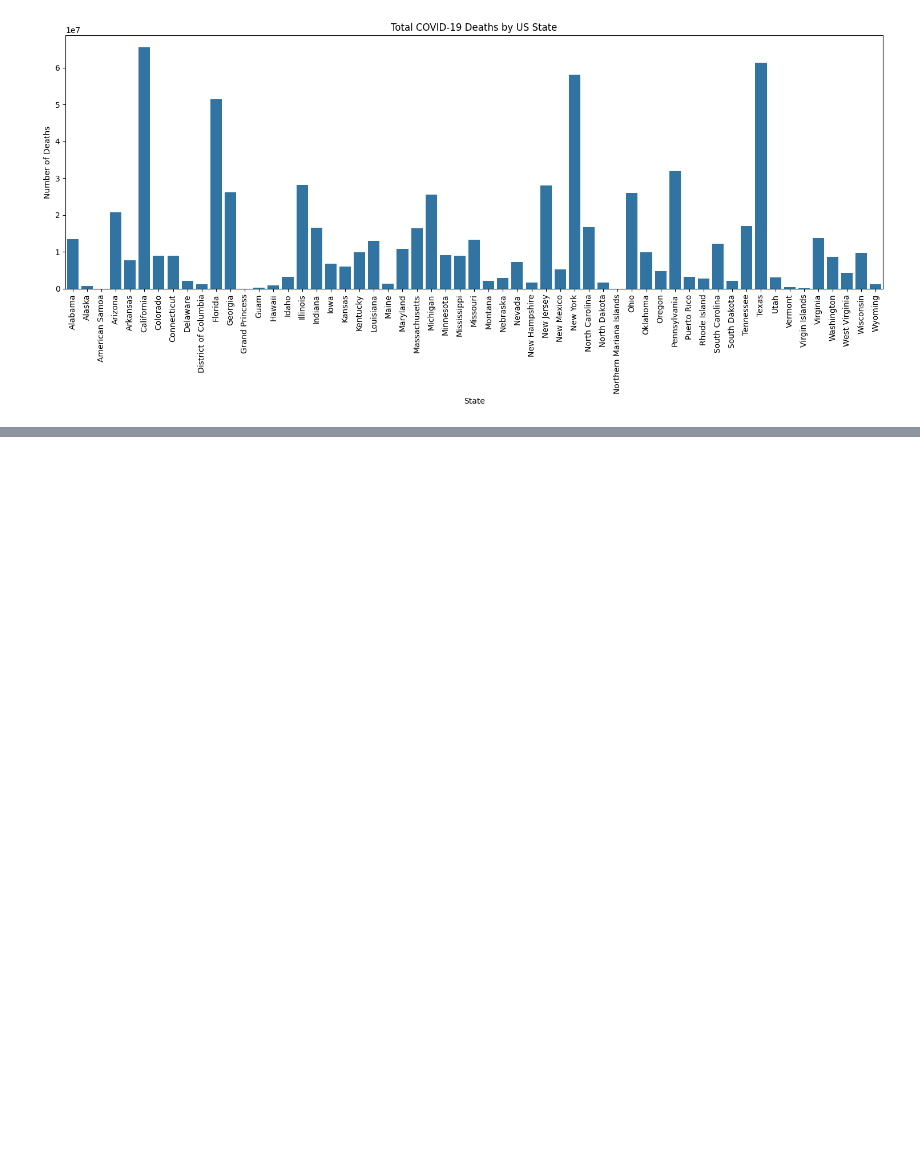
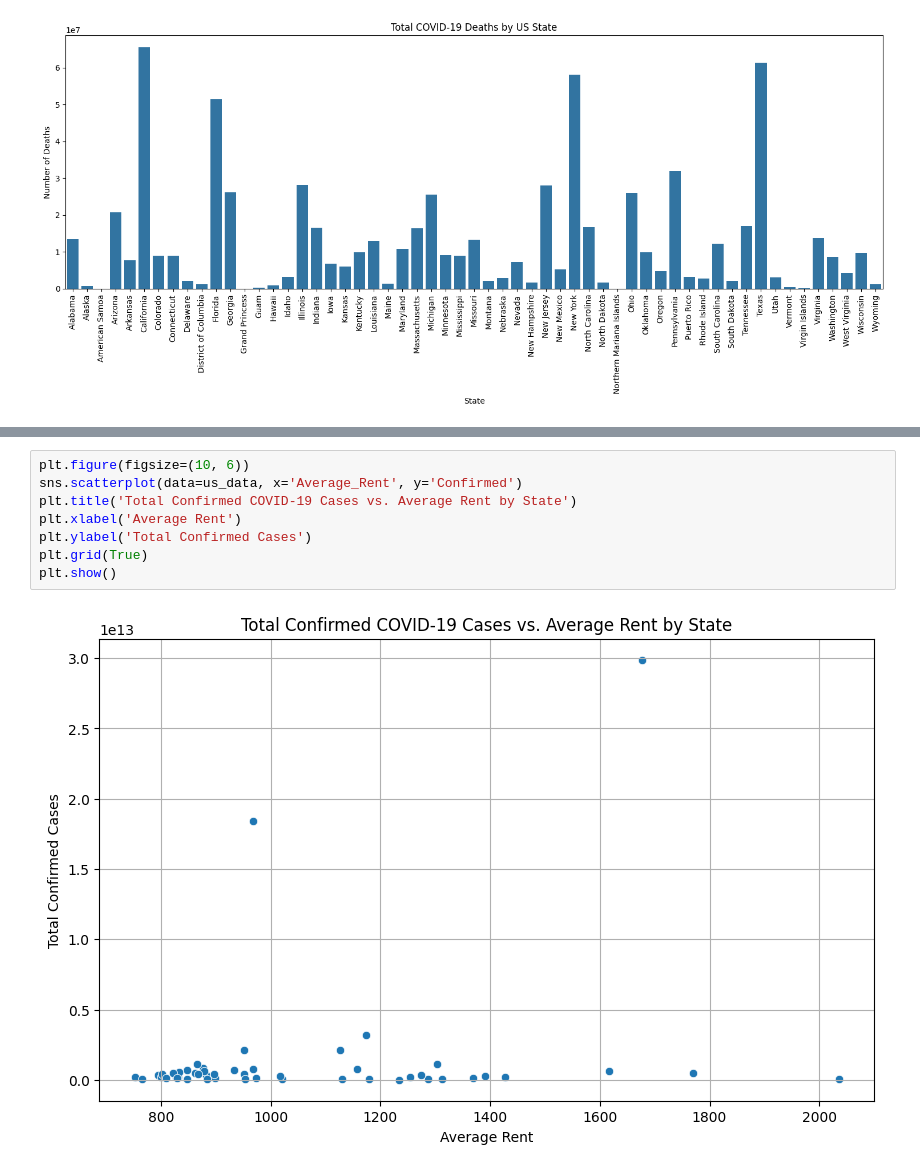
Before and after one commit to AidanLee007/Test-Repo, a Jupyter notebook: COVID_19.ipynb, the cells around one changed output, grey strips where cells are left out. Saved outputs shown, nothing was run; the diff lists cells and outputs as text; blank space fills up the shorter version.

```diff
--- a/COVID_19.ipynb
+++ b/COVID_19.ipynb
@@ -480,0 +697,10 @@ plt.show()
+# %%
+plt.figure(figsize=(10, 6))
+sns.scatterplot(data=us_data, x='Average_Rent', y='Confirmed')
+plt.title('Total Confirmed COVID-19 Cases vs. Average Rent by State')
+plt.xlabel('Average Rent')
+plt.ylabel('Total Confirmed Cases')
+plt.grid(True)
+plt.show()
+# %% [output]
+[figure, added]
```
Also changed, not shown: parts of 24 cells of this notebook.
